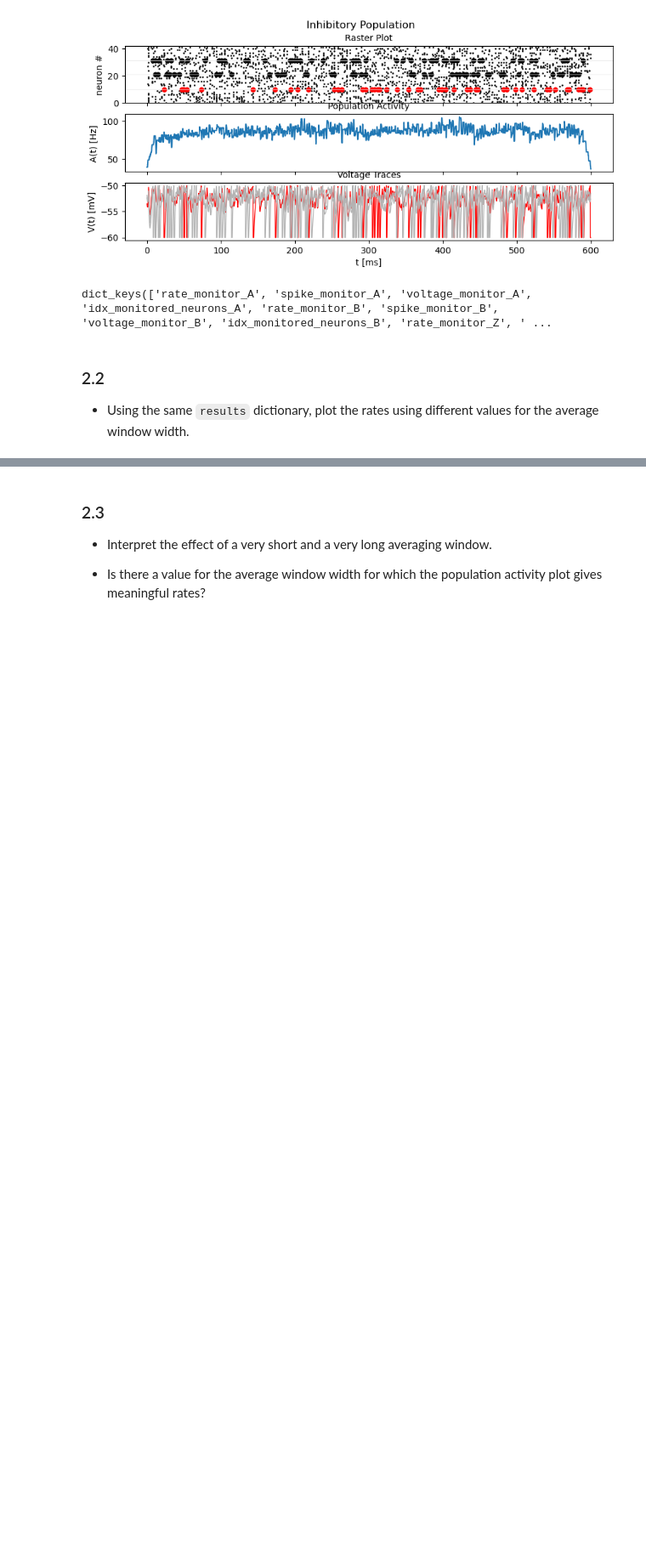
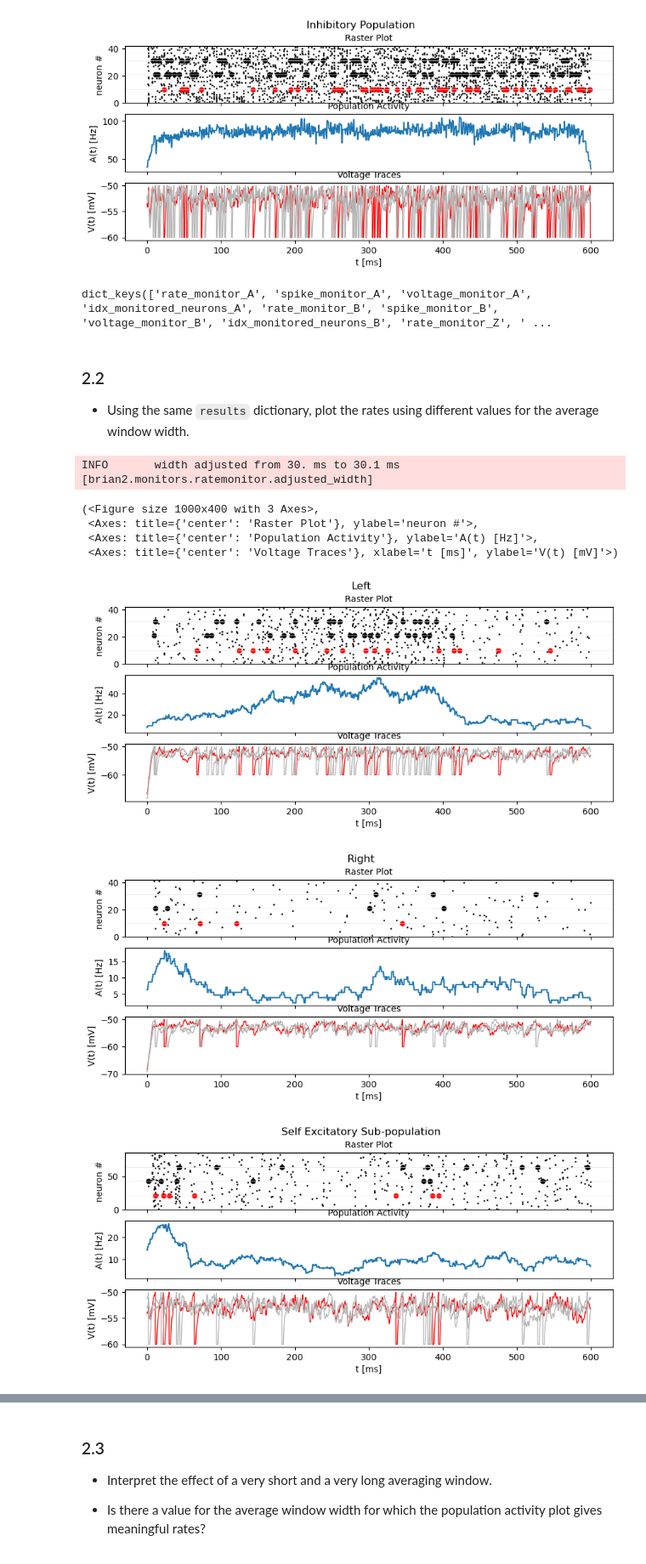
Before and after one commit to WillardFord/BIPN_164, a Jupyter notebook: 2023_BIPN 164 HW3.ipynb, the cells around one changed output, grey strips where cells are left out. Shown at 85% size. Saved outputs shown, nothing was run; the diff lists cells and outputs as text; code cells hidden in the pictures; blank space fills up the shorter version.

```diff
--- a/2023_BIPN 164 HW3.ipynb
+++ b/2023_BIPN 164 HW3.ipynb
@@ -1449,3 +1450,30 @@ dict_keys(['rate_monitor_A', 'spike_monitor_A', 'voltage_monitor_A', 'idx_monito
 # %% [markdown]
 ### 2.2
 * Using the same `results` dictionary, plot the rates using different values for the average window width.
+# %%
+# q2.2
+width = 30.
+
+plot_network_activity(results["rate_monitor_A"], results["spike_monitor_A"],
+                              results["voltage_monitor_A"], t_min=0. * b2.ms, avg_window_width=width * b2.ms,
+                              sup_title="Left")
+plot_network_activity(results["rate_monitor_B"], results["spike_monitor_B"],
+                              results["voltage_monitor_B"], t_min=0. * b2.ms, avg_window_width=width * b2.ms,
+                              sup_title="Right")
+
+# Added:
+plot_network_activity(results["rate_monitor_Z"], results["spike_monitor_Z"],
+                              results["voltage_monitor_Z"], t_min=0. * b2.ms, avg_window_width=width * b2.ms,
+                              sup_title="Self Excitatory Sub-population")
+plot_network_activity(results["rate_monitor_inhib"], results["spike_monitor_inhib"],
+                              results["voltage_monitor_inhib"], t_min=0. * b2.ms, avg_window_width=width * b2.ms,
+                              sup_title="Inhibitory Population")
+# %% [output]
+INFO       width adjusted from 30. ms to 30.1 ms [brian2.monitors.ratemonitor.adjusted_width]
+(<Figure size 1000x400 with 3 Axes>,
+ <Axes: title={'center': 'Raster Plot'}, ylabel='neuron #'>,
+ <Axes: title={'center': 'Population Activity'}, ylabel='A(t) [Hz]'>,
+ <Axes: title={'center': 'Voltage Traces'}, xlabel='t [ms]', ylabel='V(t) [mV]'>)
+[figure, added]
+[figure, added]
+[figure, added]
```
Also changed, not shown: parts of 6 cells of this notebook.
